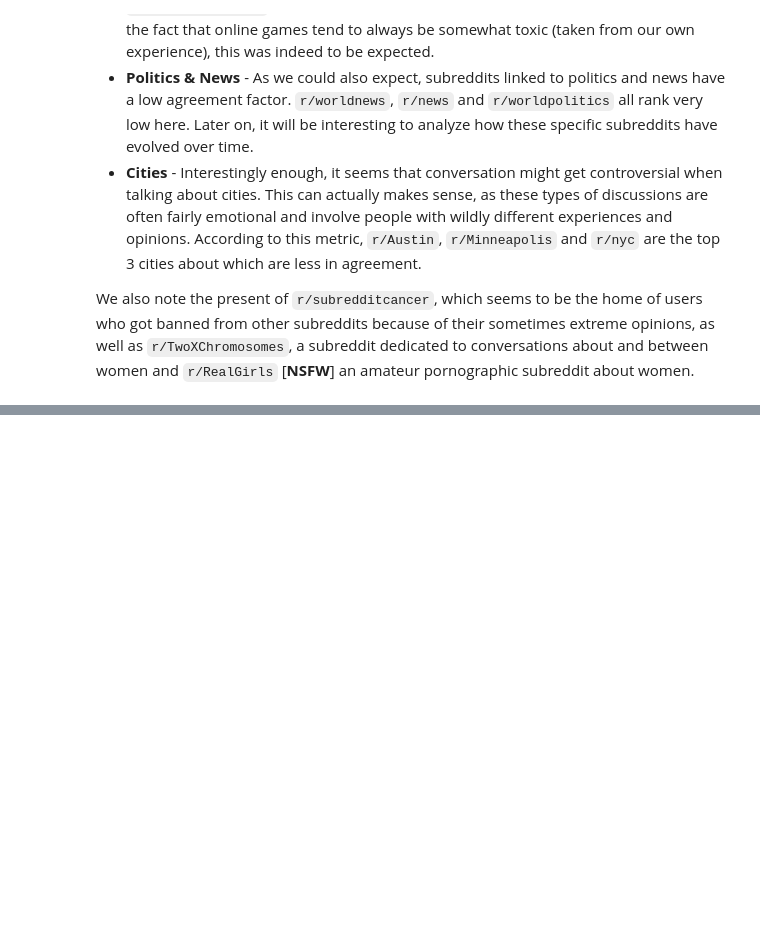
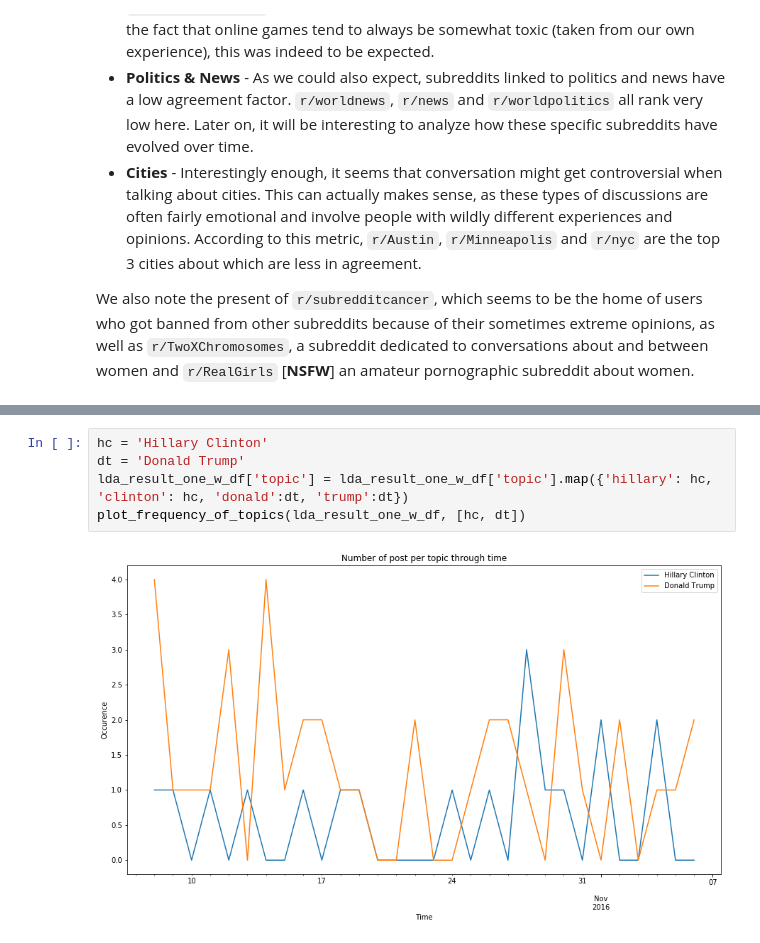
Before and after one commit to MetaHG/Reddit-opinions-polarization, a Jupyter notebook: notebooks/DataCollection.ipynb, the cells around one changed output, grey strips where cells are left out. Saved outputs shown, nothing was run; the diff lists cells and outputs as text; blank space fills up the shorter version.

```diff
--- a/notebooks/DataCollection.ipynb
+++ b/notebooks/DataCollection.ipynb
@@ -233,0 +286,7 @@ We also note the present of `r/subredditcancer`, which seems to be the home of u
+# %%
+hc = 'Hillary Clinton'
+dt = 'Donald Trump'
+lda_result_one_w_df['topic'] = lda_result_one_w_df['topic'].map({'hillary': hc, 'clinton': hc, 'donald':dt, 'trump':dt})
+plot_frequency_of_topics(lda_result_one_w_df, [hc, dt])
+# %% [output]
+[figure, added]
```
Also changed, not shown: parts of 13 cells of this notebook, 2 other files.
